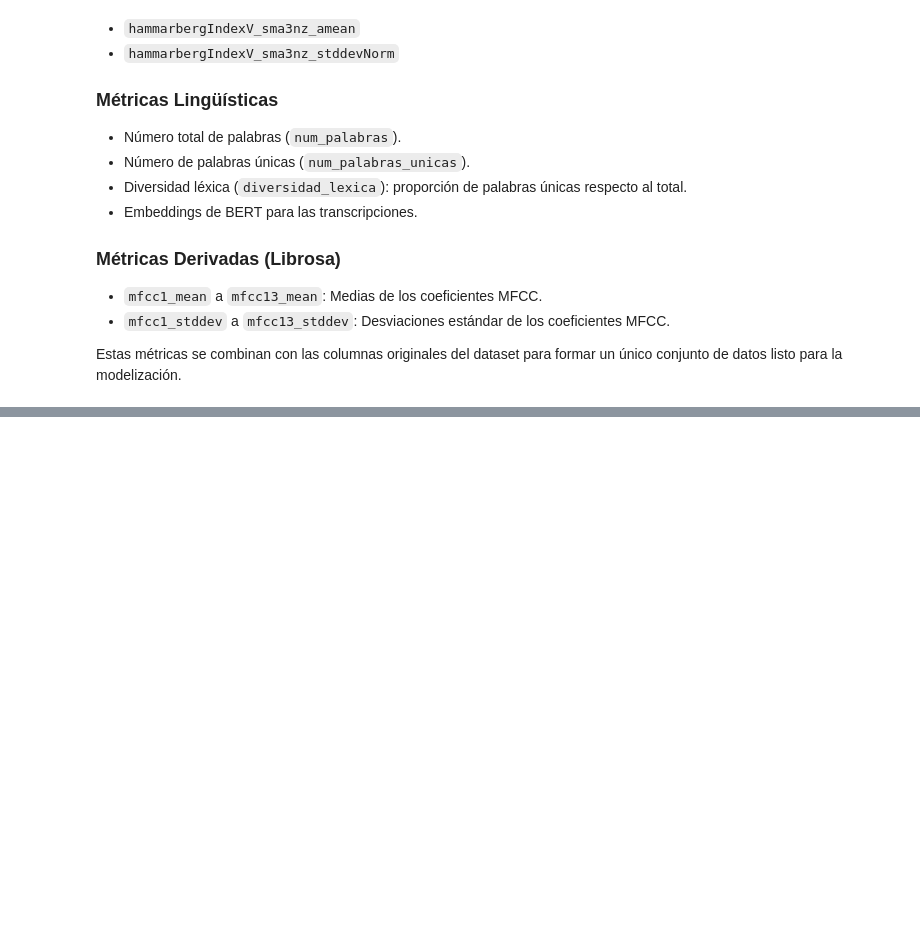
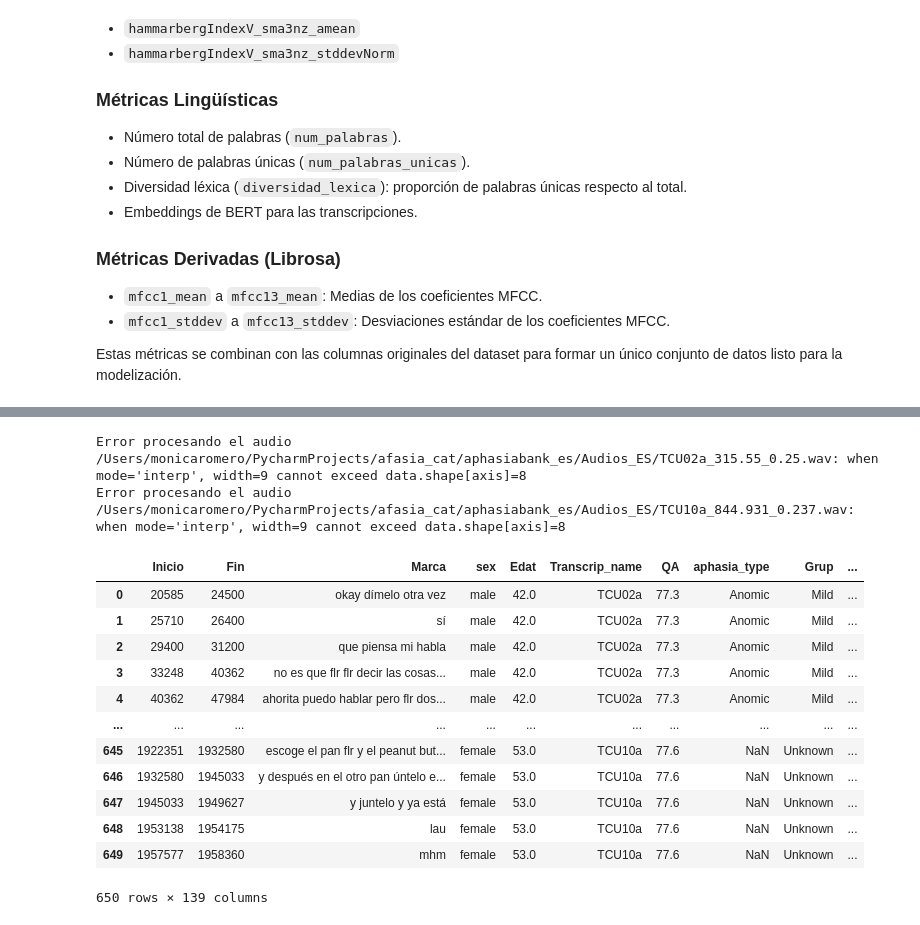
Before and after one commit to monirome/afasia_catalan, a Jupyter notebook: 3.generacion_nuevas_variables.ipynb, the cells around one changed output, grey strips where cells are left out. Cells and saved outputs as stored; diff of their text form; code cells hidden in the pictures; blank space fills up the shorter version.

```diff
--- a/3.generacion_nuevas_variables.ipynb
+++ b/3.generacion_nuevas_variables.ipynb
@@ -52,6 +53,9 @@ import pandas as pd
 from opensmile import Smile,FeatureSet, FeatureLevel
 from transformers import BertTokenizer, BertModel
 import spacy
+# %%
+pd.set_option('display.max_columns', None)
+pd.set_option('display.width', None)
 # %%
 # Inicialización de librerías necesarias
 nlp = spacy.load("es_core_news_sm")  # Para métricas lingüísticas
@@ -136,6 +140,13 @@ for idx, row in df.iterrows():
     metricas = extraer_metricas_chunk(ruta_audio, transcripcion)
 
     if metricas:
+        # Serializar bert_embedding si está presente
+        if 'bert_embedding' in metricas:
+            # Convertir ndarray a lista antes de serializar
+            if isinstance(metricas['bert_embedding'], np.ndarray):
+                metricas['bert_embedding'] = metricas['bert_embedding'].tolist()
+            metricas['bert_embedding'] = json.dumps(metricas['bert_embedding'])
+
         resultado = row.to_dict()  # Copia todas las columnas originales
         resultado.update(metricas)  # Añade las nuevas métricas
         resultados.append(resultado)
@@ -178,0 +174,3 @@ df.to_csv(ruta_base + 'df_transcrip_audio_metrics.csv', index=False, encoding='u
+# %%
+df_aphbank = pd.read_csv('/Users/monicaromero/PycharmProjects/afasia_cat/notebooks_202412/data/df_aphbank_transcrip_chunk_info.csv')
+df_aphbank.columns
@@ -178,0 +185,44 @@ df.to_csv(ruta_base + 'df_transcrip_audio_metrics.csv', index=False, encoding='u
+# %%
+resultados_aphbank = []
+
+# Procesar cada fila del dataset
+for idx, row in df_aphbank.iterrows():
+    ruta_audio = row['name_chunk_audio_path']
+    transcripcion = row['Marca']  # Columna con las transcripciones
+
+    # Extraer métricas para cada chunk
+    metricas = extraer_metricas_chunk(ruta_audio, transcripcion)
+
+    if metricas:
+        # Serializar bert_embedding si está presente
+        if 'bert_embedding' in metricas:
+            # Convertir ndarray a lista antes de serializar
+            if isinstance(metricas['bert_embedding'], np.ndarray):
+                metricas['bert_embedding'] = metricas['bert_embedding'].tolist()
+            metricas['bert_embedding'] = json.dumps(metricas['bert_embedding'])
+
+        resultado = row.to_dict()  # Copia todas las columnas originales
+        resultado.update(metricas)  # Añade las nuevas métricas
+        resultados_aphbank.append(resultado)
+
+# Convertir resultados a DataFrame
+df_aphbank_resultados = pd.DataFrame(resultados_aphbank)
+# %% [output]
+Error procesando el audio /Users/monicaromero/PycharmProjects/afasia_cat/aphasiabank_es/Audios_ES/TCU02a_315.55_0.25.wav: when mode='interp', width=9 cannot exceed data.shape[axis]=8
+Error procesando el audio /Users/monicaromero/PycharmProjects/afasia_cat/aphasiabank_es/Audios_ES/TCU10a_844.931_0.237.wav: when mode='interp', width=9 cannot exceed data.shape[axis]=8
+# %%
+df_aphbank_resultados
+# %% [output]
+|  | Inicio | Fin | Marca | sex | Edat | Transcrip_name | QA | aphasia_type | Grup | ... |
+| 0 | 20585 | 24500 | okay dímelo otra vez | male | 42.0 | TCU02a | 77.3 | Anomic | Mild | ... |
+| 1 | 25710 | 26400 | sí | male | 42.0 | TCU02a | 77.3 | Anomic | Mild | ... |
+| 2 | 29400 | 31200 | que piensa mi habla | male | 42.0 | TCU02a | 77.3 | Anomic | Mild | ... |
+| 3 | 33248 | 40362 | no es que flr flr decir las cosas... | male | 42.0 | TCU02a | 77.3 | Anomic | Mild | ... |
+| 4 | 40362 | 47984 | ahorita puedo hablar pero flr dos... | male | 42.0 | TCU02a | 77.3 | Anomic | Mild | ... |
+| ... | ... | ... | ... | ... | ... | ... | ... | ... | ... | ... |
+| 645 | 1922351 | 1932580 | escoge el pan flr y el peanut but... | female | 53.0 | TCU10a | 77.6 | NaN | Unknown | ... |
+| 646 | 1932580 | 1945033 | y después en el otro pan úntelo e... | female | 53.0 | TCU10a | 77.6 | NaN | Unknown | ... |
+| 647 | 1945033 | 1949627 | y juntelo y ya está | female | 53.0 | TCU10a | 77.6 | NaN | Unknown | ... |
+| 648 | 1953138 | 1954175 | lau | female | 53.0 | TCU10a | 77.6 | NaN | Unknown | ... |
+| 649 | 1957577 | 1958360 | mhm | female | 53.0 | TCU10a | 77.6 | NaN | Unknown | ... |
+650 rows × 139 columns
```
Also changed, not shown: parts of 8 cells of this notebook.
